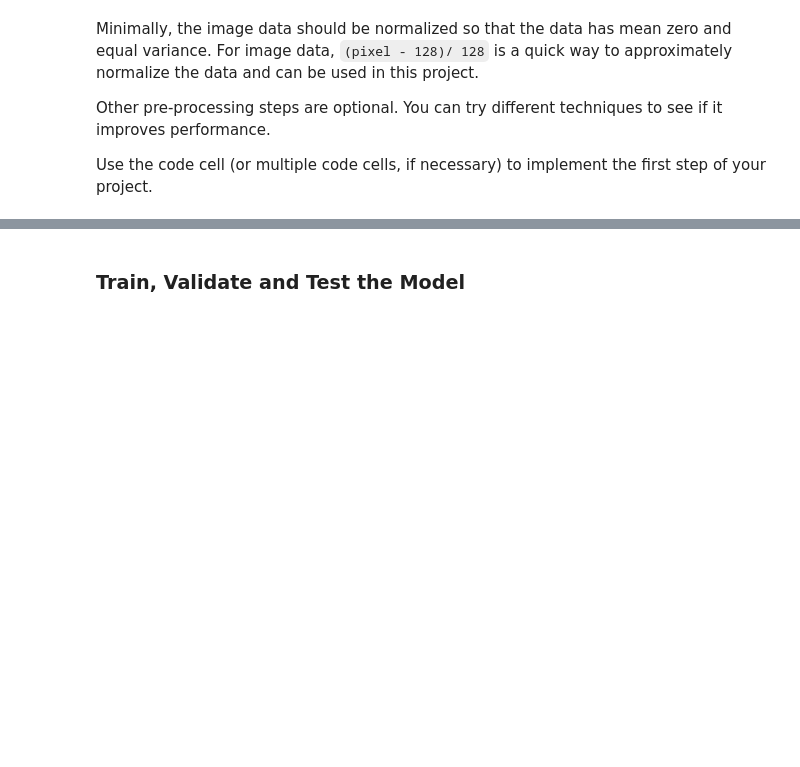
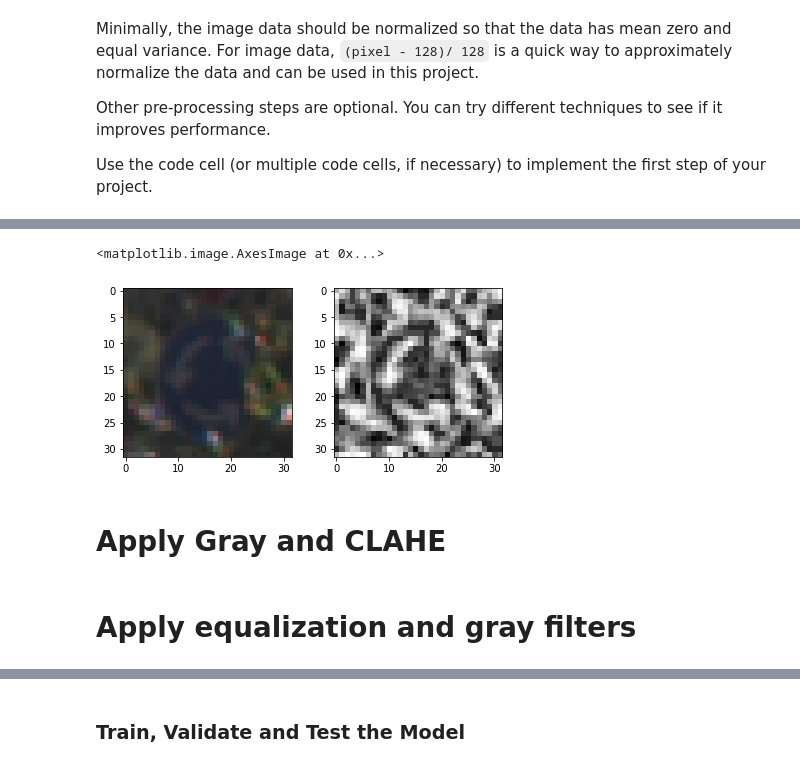
Before and after one commit to GiorGio82/P3-Traffic-Sign-Classifier, a Jupyter notebook: Traffic_Sign_Classifier.ipynb, the cells around one changed output, grey strips where cells are left out. Cells and saved outputs as stored; diff of their text form; code cells hidden in the pictures; blank space fills up the shorter version.

```diff
--- a/Traffic_Sign_Classifier.ipynb
+++ b/Traffic_Sign_Classifier.ipynb
@@ -110,0 +310,19 @@ Use the code cell (or multiple code cells, if necessary) to implement the first
+# %%
+img = X_train[4443]
+grayimg = cv.cvtColor(img, cv.COLOR_BGR2GRAY)
+#equ = cv.equalizeHist(grayimg)
+#res = np.hstack((img,equ)) #stacking images side-by-side
+#plt.imshow(res,cmap='gray')
+
+
+f, (ax1,ax2) = plt.subplots(1,2)
+    #print(axes)
+
+f.tight_layout()
+ax1.imshow(img,cmap='gray')
+ax2.imshow(applyCLAHE(grayimg),cmap='gray')
+# %% [output]
+<matplotlib.image.AxesImage at 0x...>
+[figure, added]
+# %% [markdown]
+# Apply Gray and CLAHE
@@ -110,0 +344,2 @@ Use the code cell (or multiple code cells, if necessary) to implement the first
+# %% [markdown]
+# Apply equalization and gray filters
```
Also changed, not shown: parts of 92 cells of this notebook, 26 other files.
